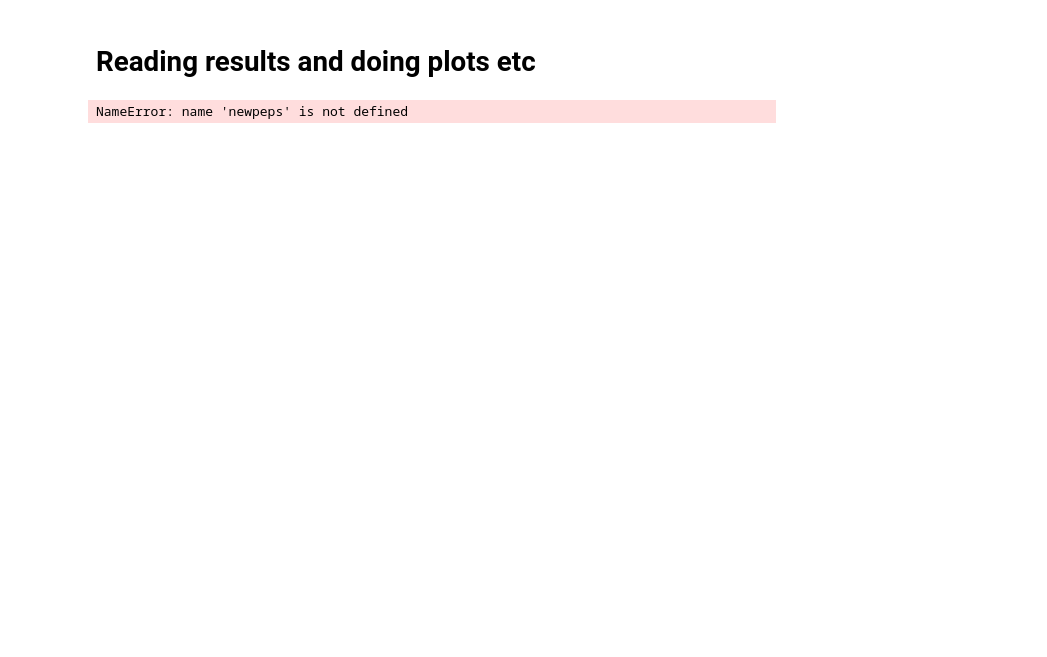
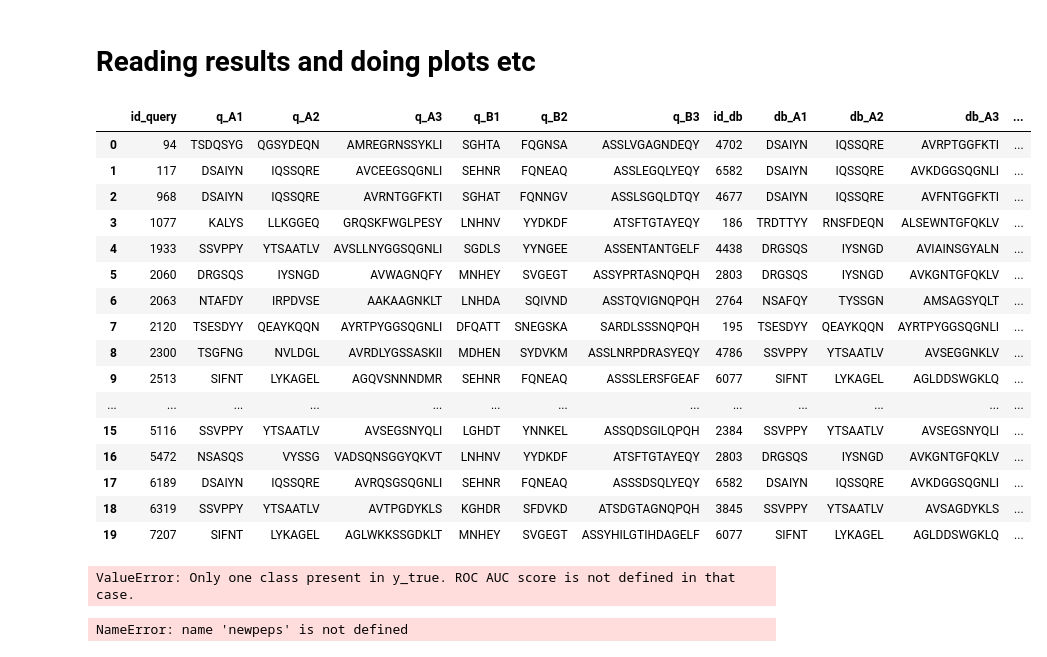
Before and after one commit to richieYT-wan/tclustr, a Jupyter notebook: notebooks/240422_LeavePepOutResults.ipynb, the cells around one changed output. Drawn from its saved outputs; the diff is of its cells as text; code cells hidden in the pictures; blank space fills up the shorter version.

```diff
--- a/notebooks/240422_LeavePepOutResults.ipynb
+++ b/notebooks/240422_LeavePepOutResults.ipynb
@@ -81,6 +79,30 @@ for p in df.peptide.unique():
     db.to_csv(f'../data/TCRBASE/tcrbase_expanded_p0_20binders_swapped/{p}_db_p0.tsv', sep='\t', index=False, header=False)
 # %% [markdown]
 # Reading results and doing plots etc
+# %%
+cols = ['bs1', 'bs2', 'id_query'] + [f'q_{x}' for x in ['A1','A2','A3','B1','B2','B3']] + ['bs3', 'bs4', 'id_db'] + [f'db_{x}' for x in ['A1','A2','A3','B1','B2','B3']] + ['score', 'bs5']
+
+df = pd.read_csv('../output/TCRBASE/tcrbase_expanded_p0_20binders_swapped/ATDALMTGF.txt', comment='#', sep='\s',
+            header=None, names = cols).drop(columns=[f'bs{i}' for i in range(1,6)])
+df.set_index('id_query')[
+# %% [output]
+|  | id_query | q_A1 | q_A2 | q_A3 | q_B1 | q_B2 | q_B3 | id_db | db_A1 | db_A2 | db_A3 | ... |
+| 0 | 94 | TSDQSYG | QGSYDEQN | AMREGRNSSYKLI | SGHTA | FQGNSA | ASSLVGAGNDEQY | 4702 | DSAIYN | IQSSQRE | AVRPTGGFKTI | ... |
+| 1 | 117 | DSAIYN | IQSSQRE | AVCEEGSQGNLI | SEHNR | FQNEAQ | ASSLEGQLYEQY | 6582 | DSAIYN | IQSSQRE | AVKDGGSQGNLI | ... |
+| 2 | 968 | DSAIYN | IQSSQRE | AVRNTGGFKTI | SGHAT | FQNNGV | ASSLSGQLDTQY | 4677 | DSAIYN | IQSSQRE | AVFNTGGFKTI | ... |
+| 3 | 1077 | KALYS | LLKGGEQ | GRQSKFWGLPESY | LNHNV | YYDKDF | ATSFTGTAYEQY | 186 | TRDTTYY | RNSFDEQN | ALSEWNTGFQKLV | ... |
+| 4 | 1933 | SSVPPY | YTSAATLV | AVSLLNYGGSQGNLI | SGDLS | YYNGEE | ASSENTANTGELF | 4438 | DRGSQS | IYSNGD | AVIAINSGYALN | ... |
+| 5 | 2060 | DRGSQS | IYSNGD | AVWAGNQFY | MNHEY | SVGEGT | ASSYPRTASNQPQH | 2803 | DRGSQS | IYSNGD | AVKGNTGFQKLV | ... |
+| 6 | 2063 | NTAFDY | IRPDVSE | AAKAAGNKLT | LNHDA | SQIVND | ASSTQVIGNQPQH | 2764 | NSAFQY | TYSSGN | AMSAGSYQLT | ... |
+| 7 | 2120 | TSESDYY | QEAYKQQN | AYRTPYGGSQGNLI | DFQATT | SNEGSKA | SARDLSSSNQPQH | 195 | TSESDYY | QEAYKQQN | AYRTPYGGSQGNLI | ... |
+| 8 | 2300 | TSGFNG | NVLDGL | AVRDLYGSSASKII | MDHEN | SYDVKM | ASSLNRPDRASYEQY | 4786 | SSVPPY | YTSAATLV | AVSEGGNKLV | ... |
+| 9 | 2513 | SIFNT | LYKAGEL | AGQVSNNNDMR | SEHNR | FQNEAQ | ASSSLERSFGEAF | 6077 | SIFNT | LYKAGEL | AGLDDSWGKLQ | ... |
+| ... | ... | ... | ... | ... | ... | ... | ... | ... | ... | ... | ... | ... |
+| 15 | 5116 | SSVPPY | YTSAATLV | AVSEGSNYQLI | LGHDT | YNNKEL | ASSQDSGILQPQH | 2384 | SSVPPY | YTSAATLV | AVSEGSNYQLI | ... |
+| 16 | 5472 | NSASQS | VYSSG | VADSQNSGGYQKVT | LNHNV | YYDKDF | ATSFTGTAYEQY | 2803 | DRGSQS | IYSNGD | AVKGNTGFQKLV | ... |
+| 17 | 6189 | DSAIYN | IQSSQRE | AVRQSGSQGNLI | SEHNR | FQNEAQ | ASSSDSQLYEQY | 6582 | DSAIYN | IQSSQRE | AVKDGGSQGNLI | ... |
+| 18 | 6319 | SSVPPY | YTSAATLV | AVTPGDYKLS | KGHDR | SFDVKD | ATSDGTAGNQPQH | 3845 | SSVPPY | YTSAATLV | AVSAGDYKLS | ... |
+| 19 | 7207 | SIFNT | LYKAGEL | AGLWKKSSGDKLT | MNHEY | SVGEGT | ASSYHILGTIHDAGELF | 6077 | SIFNT | LYKAGEL | AGLDDSWGKLQ | ... |
 # %%
 def read_tcrbase_results(peptide, original_df, dir='../output/tcrbase_expanded_p0_swapped/'):
     cols = ['xx', 'xy', 'id_query'] + [f'q_{x}' for x in ['A1','A2','A3','B1','B2','B3']] + ['bs1', 'hit', 'id_db'] + [f'db_{x}' for x in ['A1','A2','A3','B1','B2','B3']] + ['score', 'bs2']
@@ -135,6 +157,10 @@ def get_tcrbase_concat(peptide, original_df, dir):
     res = {'peptide':peptide}
     res.update(get_metrics(df['binder'], df['score_scaled'], no_curves=True))
     return res
+# %%
+read_tcrbase_results('ELAGIGILTV', df, '../output/TCRBASE/tcrbase_expanded_p0_20binders_swapped/')
+# %% [output]
+ValueError: Only one class present in y_true. ROC AUC score is not defined in that case.
 # %%
 import pandas as pd
 import numpy as np
```
Also changed, not shown: parts of 4 cells of this notebook, 34 other files.
